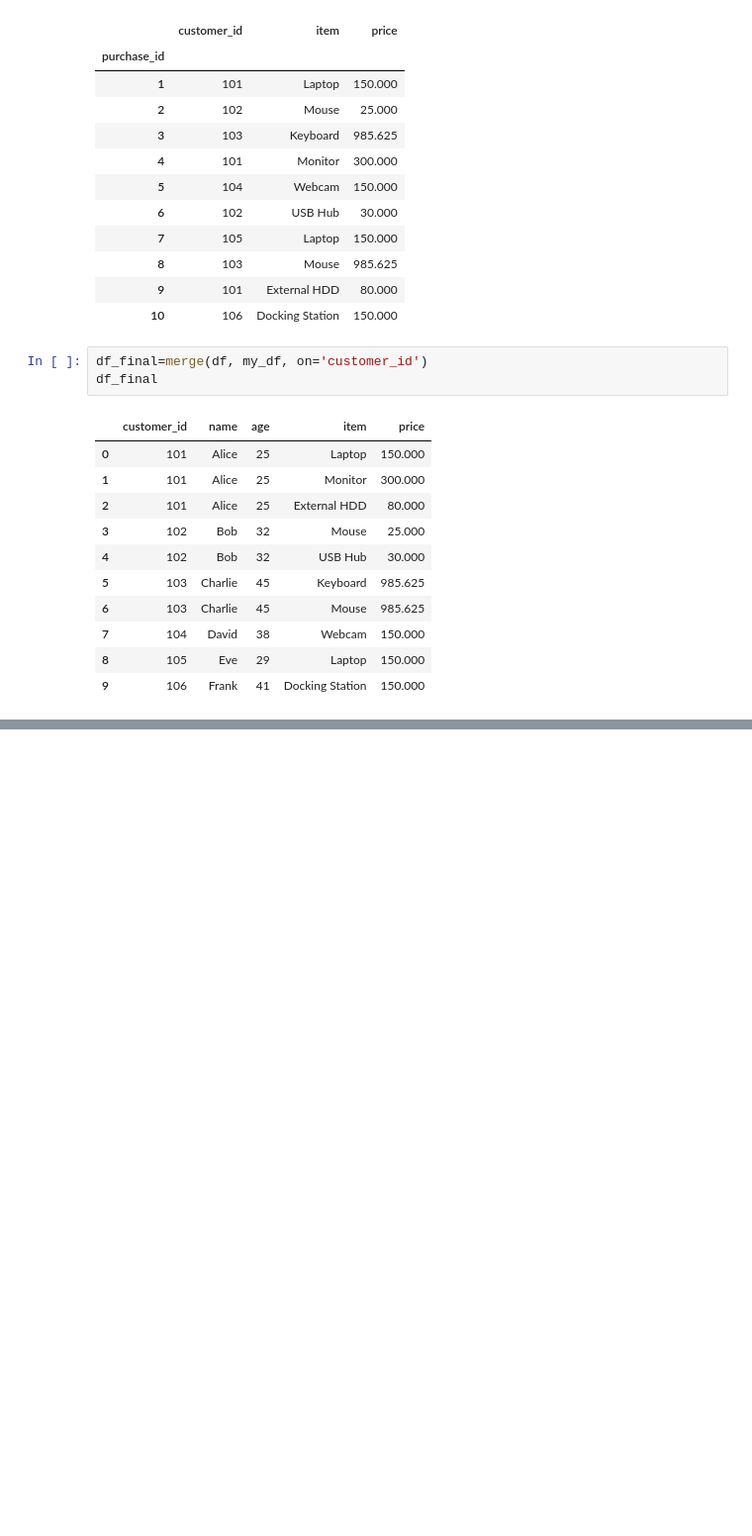
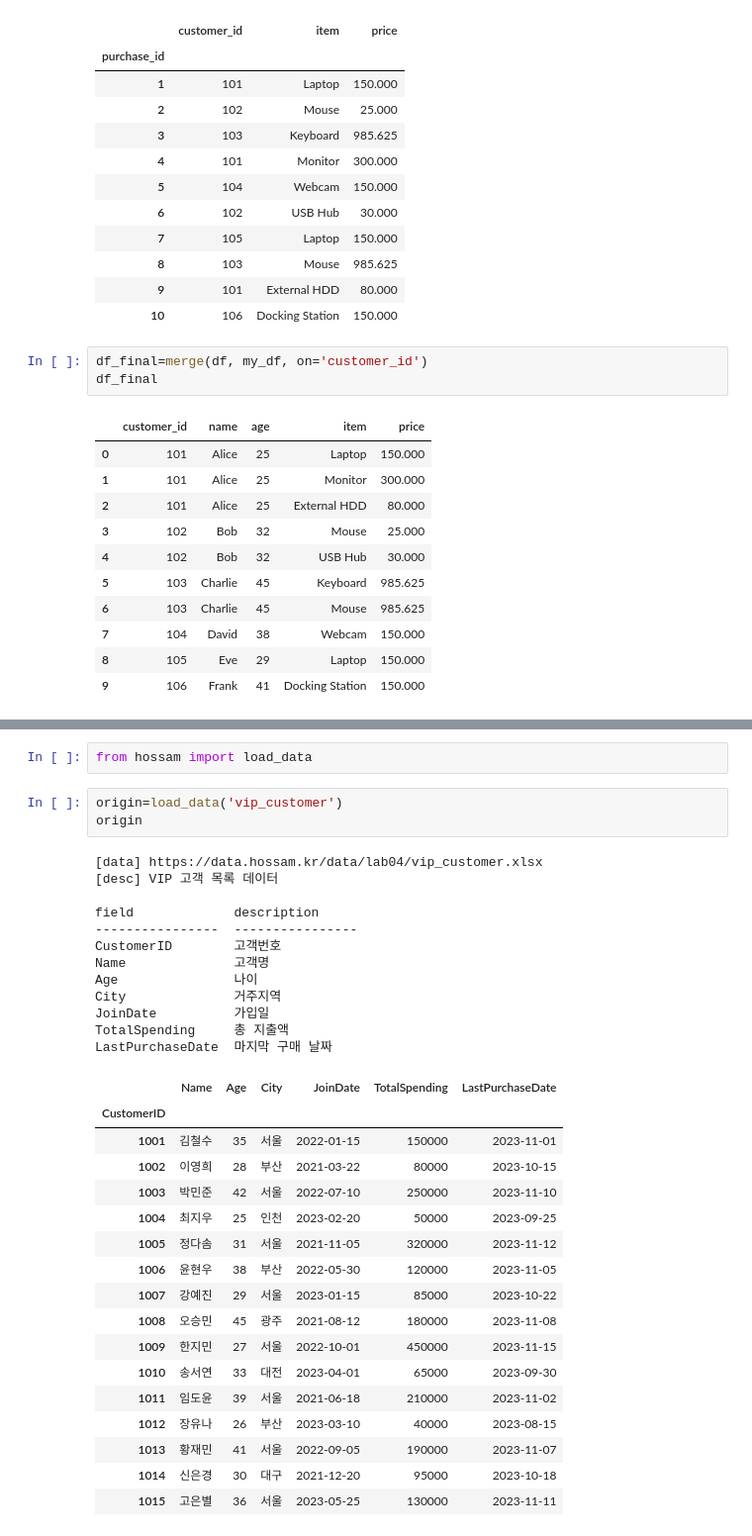
Before and after one commit to Jeronimo6344/data-analysis-basic, a Jupyter notebook: 04 Data Preprocessing 2/04 - 연습문제.ipynb, the cells around one changed output, grey strips where cells are left out. Shown: that part at 99% size. Saved outputs shown, nothing was run; the diff lists cells and outputs as text; blank space fills up the shorter version.

```diff
--- a/04 Data Preprocessing 2/04 - 연습문제.ipynb
+++ b/04 Data Preprocessing 2/04 - 연습문제.ipynb
@@ -127,0 +209,35 @@ df_final.describe()
+# %%
+from hossam import load_data
+# %%
+origin=load_data('vip_customer')
+origin
+# %% [output]
+[data] https://data.hossam.kr/data/lab04/vip_customer.xlsx
+[desc] VIP 고객 목록 데이터
+
+field             description
+----------------  ----------------
+CustomerID        고객번호
+Name              고객명
+Age               나이
+City              거주지역
+JoinDate          가입일
+TotalSpending     총 지출액
+LastPurchaseDate  마지막 구매 날짜
+|  | Name | Age | City | JoinDate | TotalSpending | LastPurchaseDate |
+| CustomerID |  |  |  |  |  |  |
+| 1001 | 김철수 | 35 | 서울 | 2022-01-15 | 150000 | 2023-11-01 |
+| 1002 | 이영희 | 28 | 부산 | 2021-03-22 | 80000 | 2023-10-15 |
+| 1003 | 박민준 | 42 | 서울 | 2022-07-10 | 250000 | 2023-11-10 |
+| 1004 | 최지우 | 25 | 인천 | 2023-02-20 | 50000 | 2023-09-25 |
+| 1005 | 정다솜 | 31 | 서울 | 2021-11-05 | 320000 | 2023-11-12 |
+| 1006 | 윤현우 | 38 | 부산 | 2022-05-30 | 120000 | 2023-11-05 |
+| 1007 | 강예진 | 29 | 서울 | 2023-01-15 | 85000 | 2023-10-22 |
+| 1008 | 오승민 | 45 | 광주 | 2021-08-12 | 180000 | 2023-11-08 |
+| 1009 | 한지민 | 27 | 서울 | 2022-10-01 | 450000 | 2023-11-15 |
+| 1010 | 송서연 | 33 | 대전 | 2023-04-01 | 65000 | 2023-09-30 |
+| 1011 | 임도윤 | 39 | 서울 | 2021-06-18 | 210000 | 2023-11-02 |
+| 1012 | 장유나 | 26 | 부산 | 2023-03-10 | 40000 | 2023-08-15 |
+| 1013 | 황재민 | 41 | 서울 | 2022-09-05 | 190000 | 2023-11-07 |
+| 1014 | 신은경 | 30 | 대구 | 2021-12-20 | 95000 | 2023-10-18 |
+| 1015 | 고은별 | 36 | 서울 | 2023-05-25 | 130000 | 2023-11-11 |
```
Also changed, not shown: parts of 19 cells of this notebook, 4 other files.
